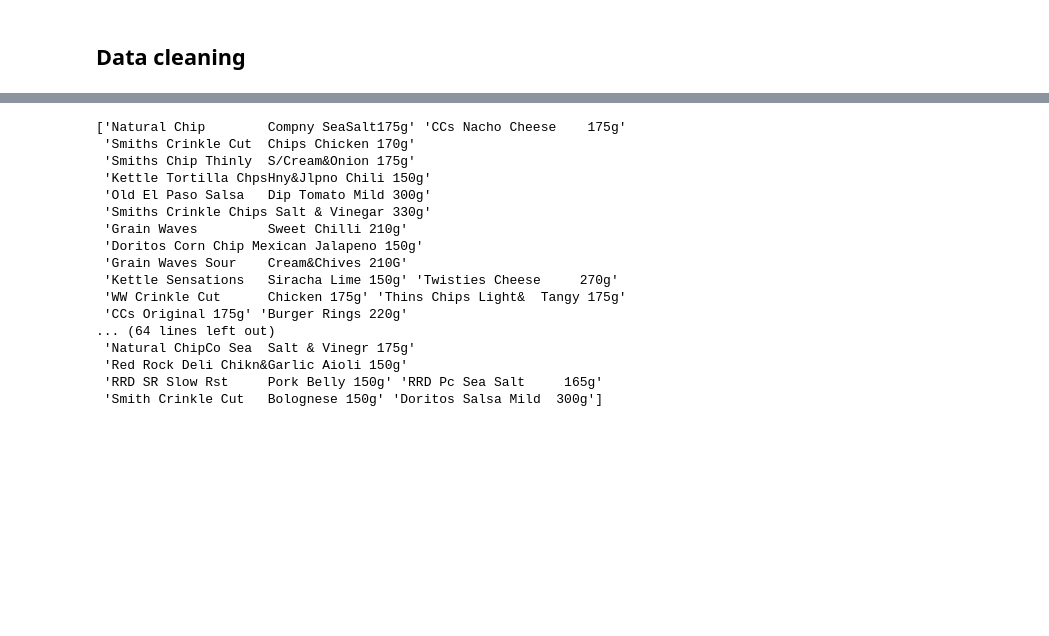
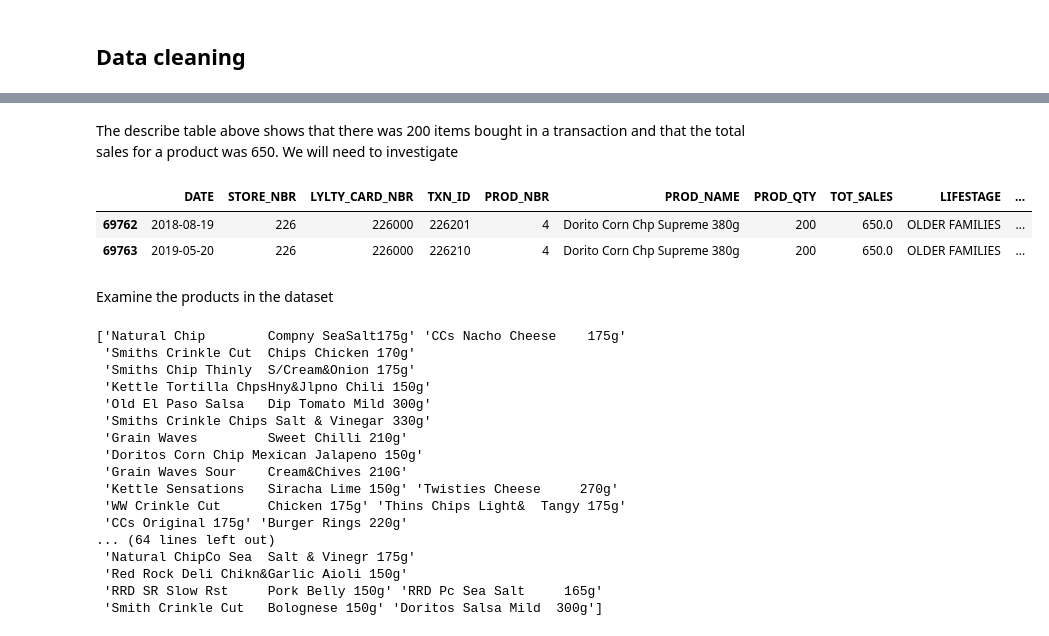
Before and after one commit to JoshyB14/Quantium_Data_Analytics_Virtual_Internship, a Jupyter notebook: Quantium_task1.ipynb, the cells around one changed output, grey strips where cells are left out. Cells and saved outputs as stored; diff of their text form; code cells hidden in the pictures; blank space fills up the shorter version.

```diff
--- a/Quantium_task1.ipynb
+++ b/Quantium_task1.ipynb
@@ -140,0 +141,9 @@ transaction_data.describe()
+# %% [markdown]
+The describe table above shows that there was 200 items bought in a transaction and that the total sales for a product was 650. We will need to investigate
+# %%
+# where sales were over 5 - this is higher than the 75th percentile
+chips_data[chips_data['PROD_QTY']>5]
+# %% [output]
+|  | DATE | STORE_NBR | LYLTY_CARD_NBR | TXN_ID | PROD_NBR | PROD_NAME | PROD_QTY | TOT_SALES | LIFESTAGE | ... |
+| 69762 | 2018-08-19 | 226 | 226000 | 226201 | 4 | Dorito Corn Chp Supreme 380g | 200 | 650.0 | OLDER FAMILIES | ... |
+| 69763 | 2019-05-20 | 226 | 226000 | 226210 | 4 | Dorito Corn Chp Supreme 380g | 200 | 650.0 | OLDER FAMILIES | ... |
@@ -141,3 +153,5 @@ transaction_data.describe()
+# %% [markdown]
+Examine the products in the dataset
 # %%
 print(chips_data['PROD_NAME'].unique())
 # %% [output]
```
Also changed, not shown: parts of 14 cells of this notebook.
